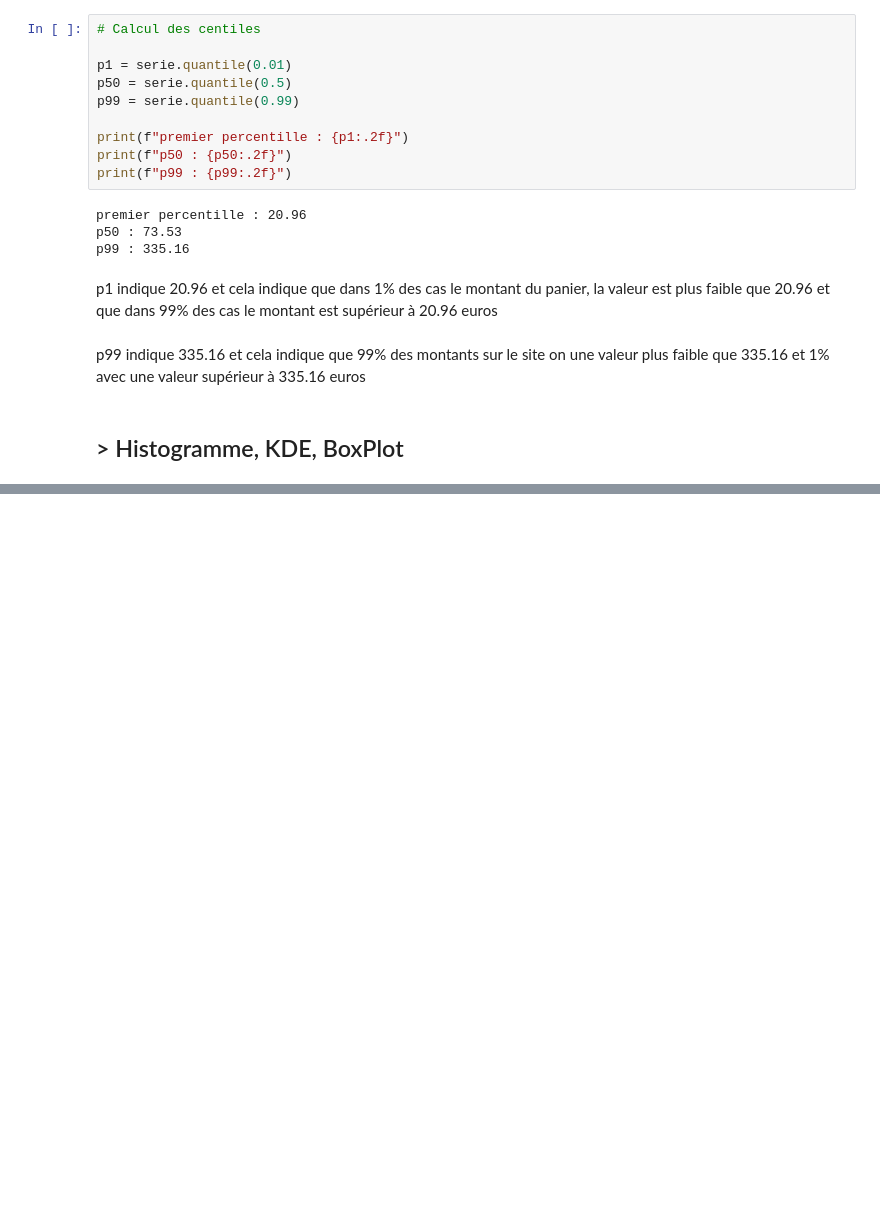
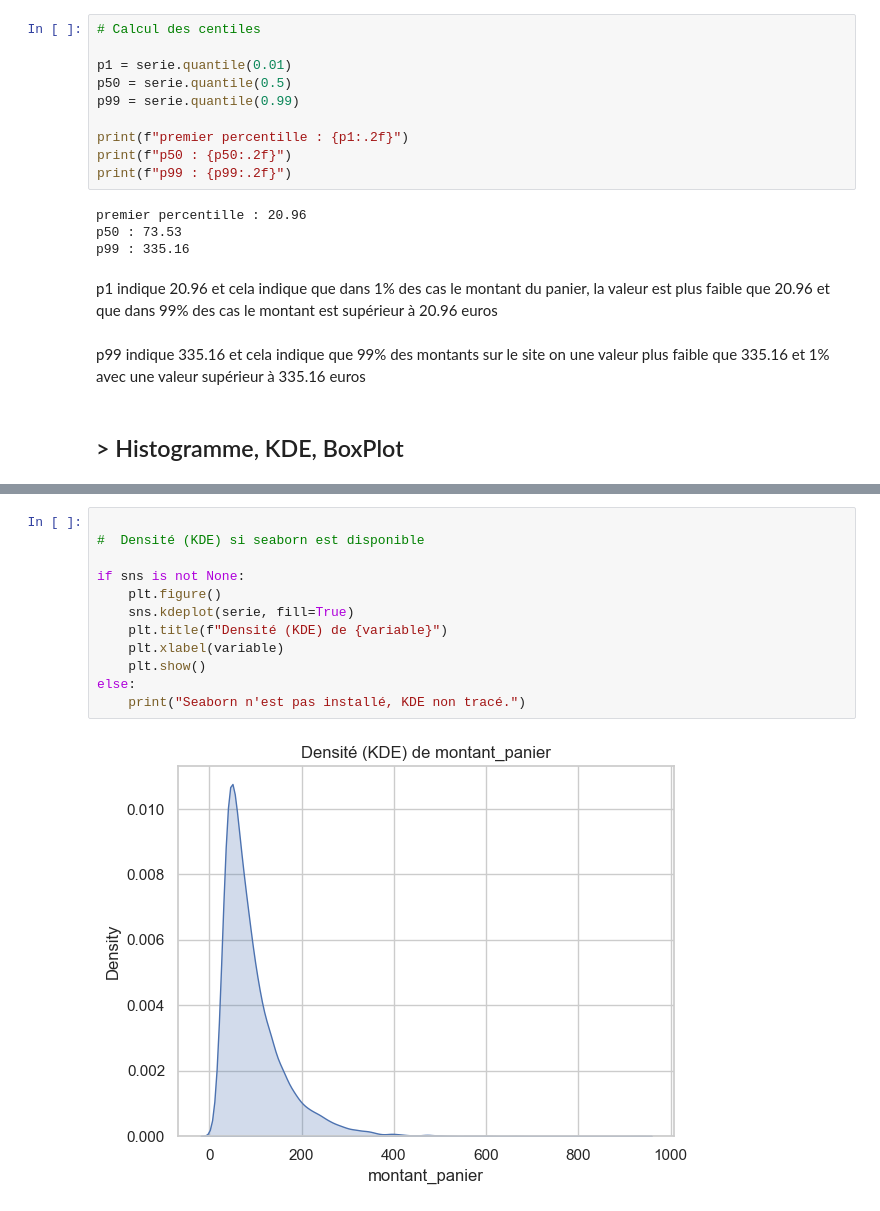
Before and after one commit to Moudou3/Stat_with_AI_and_Data, a Jupyter notebook: data/genai.ipynb, the cells around one changed output, grey strips where cells are left out. Saved outputs shown, nothing was run; the diff lists cells and outputs as text; blank space fills up the shorter version.

```diff
--- a/data/genai.ipynb
+++ b/data/genai.ipynb
@@ -443,0 +446,14 @@ plt.show()
+# %%
+
+#  Densité (KDE) si seaborn est disponible
+
+if sns is not None:
+    plt.figure()
+    sns.kdeplot(serie, fill=True)
+    plt.title(f"Densité (KDE) de {variable}")
+    plt.xlabel(variable)
+    plt.show()
+else:
+    print("Seaborn n'est pas installé, KDE non tracé.")
+# %% [output]
+[figure, added]
```
Also changed, not shown: parts of 1 cell of this notebook.
